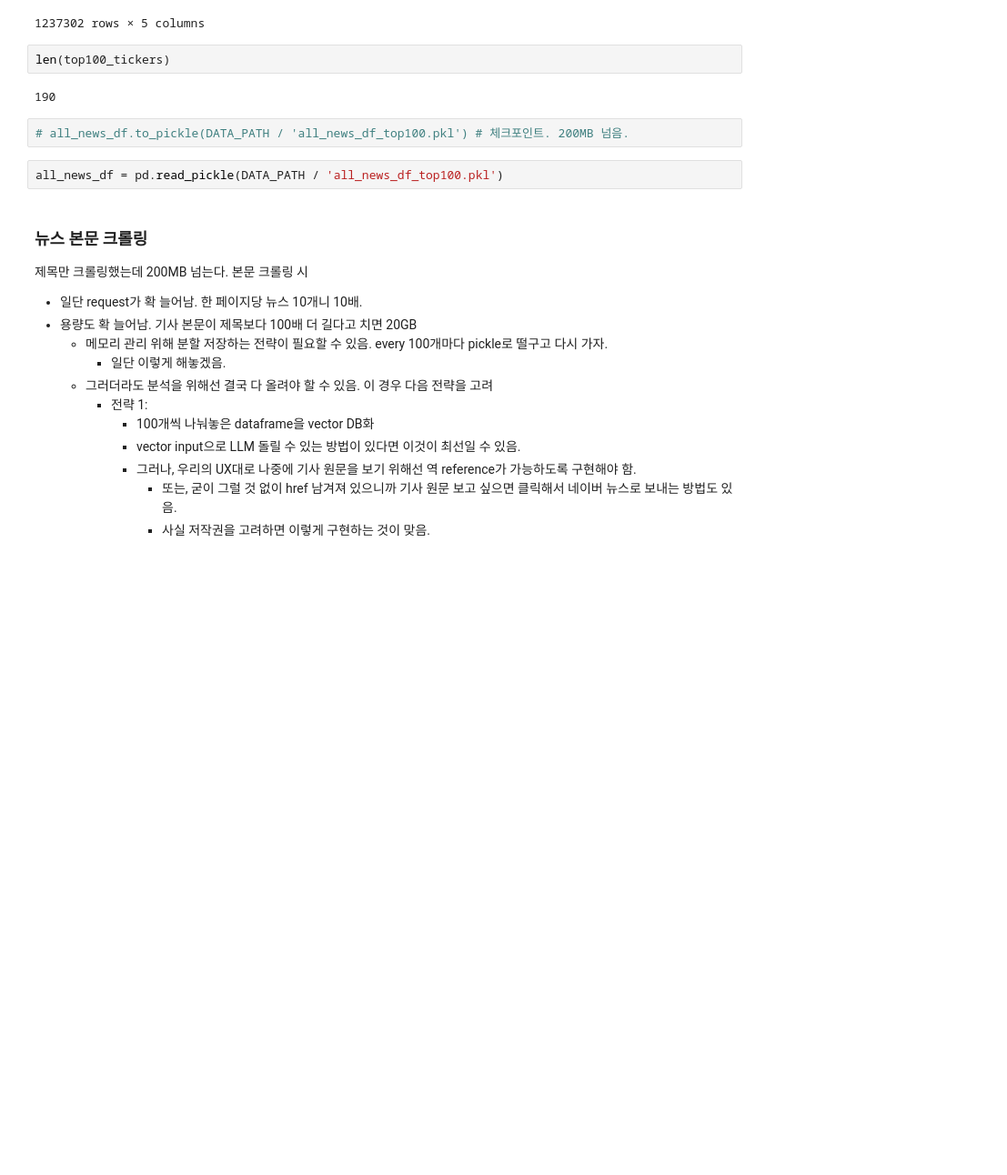
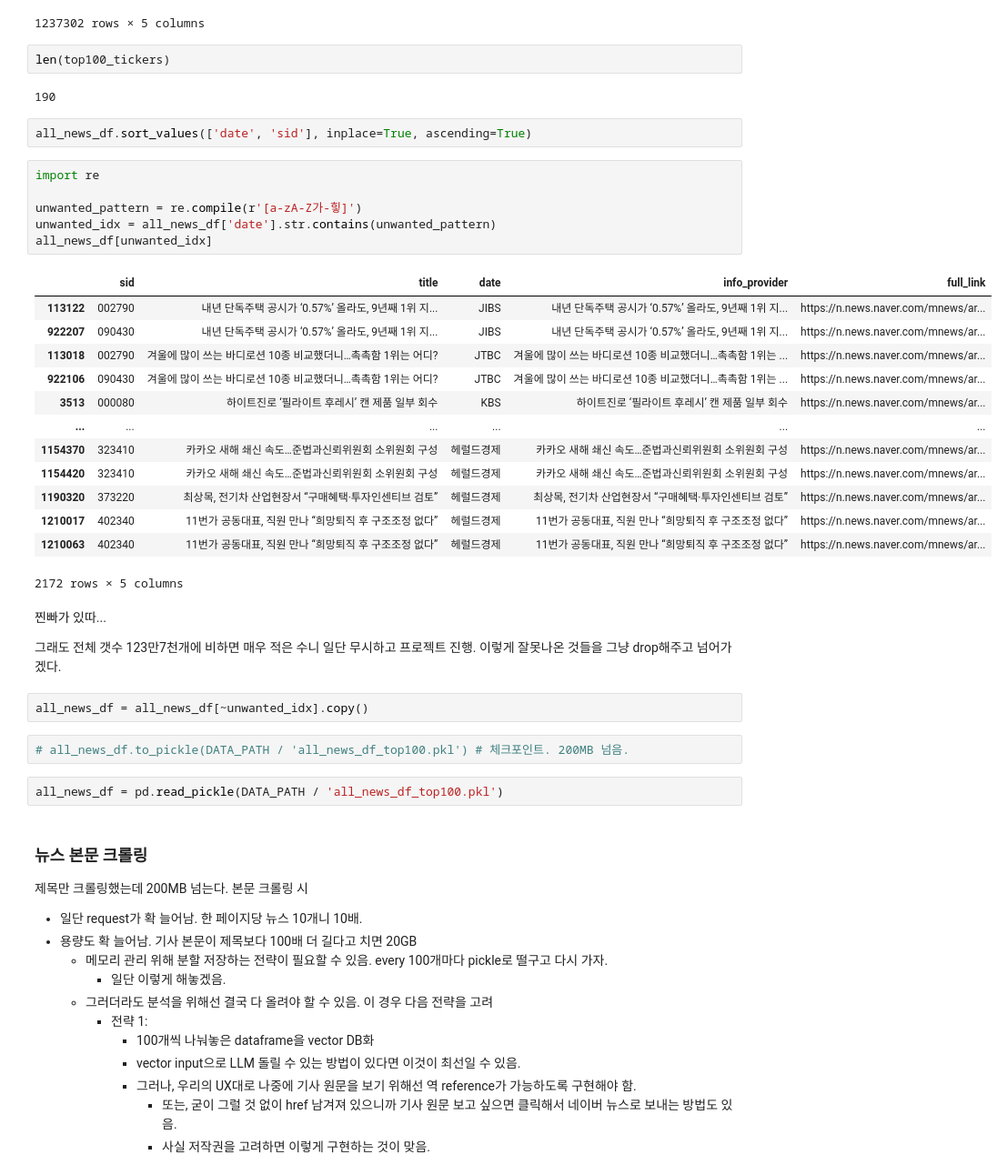
Before and after one commit to jaepil-choi/miraeLLMai2024, a Jupyter notebook: jaepil/navernewstop100.ipynb, the cells around one changed output. Shown at 91% size. Cells and saved outputs as stored; diff of their text form; blank space fills up the shorter version.

Commit message:
[FIX] : 잘못된 데이터 수정 - 그냥 drop row 함
언론사가 date 컬럼에 들어가는 경우가 있었음.
연관뉴스 묶어놓은 것이 가끔 잘못 프로세싱 되는 것으로 예상.

일단 2천개 정도라 대세에 지장 없어 다 drop하고 넘어감.

```diff
--- a/jaepil/navernewstop100.ipynb
+++ b/jaepil/navernewstop100.ipynb
@@ -180,6 +180,34 @@ all_news_df
 len(top100_tickers)
 # %% [output]
 190
+# %%
+all_news_df.sort_values(['date', 'sid'], inplace=True, ascending=True)
+# %%
+import re
+
+unwanted_pattern = re.compile(r'[a-zA-Z가-힣]')
+unwanted_idx = all_news_df['date'].str.contains(unwanted_pattern)
+all_news_df[unwanted_idx]
+# %% [output]
+|  | sid | title | date | info_provider | full_link |
+| 113122 | 002790 | 내년 단독주택 공시가 ‘0.57%’ 올라도, 9년째 1위 지... | JIBS | 내년 단독주택 공시가 ‘0.57%’ 올라도, 9년째 1위 지... | https://n.news.naver.com/mnews/ar... |
+| 922207 | 090430 | 내년 단독주택 공시가 ‘0.57%’ 올라도, 9년째 1위 지... | JIBS | 내년 단독주택 공시가 ‘0.57%’ 올라도, 9년째 1위 지... | https://n.news.naver.com/mnews/ar... |
+| 113018 | 002790 | 겨울에 많이 쓰는 바디로션 10종 비교했더니…촉촉함 1위는 어디? | JTBC | 겨울에 많이 쓰는 바디로션 10종 비교했더니…촉촉함 1위는 ... | https://n.news.naver.com/mnews/ar... |
+| 922106 | 090430 | 겨울에 많이 쓰는 바디로션 10종 비교했더니…촉촉함 1위는 어디? | JTBC | 겨울에 많이 쓰는 바디로션 10종 비교했더니…촉촉함 1위는 ... | https://n.news.naver.com/mnews/ar... |
+| 3513 | 000080 | 하이트진로 ‘필라이트 후레시’ 캔 제품 일부 회수 | KBS | 하이트진로 ‘필라이트 후레시’ 캔 제품 일부 회수 | https://n.news.naver.com/mnews/ar... |
+| ... | ... | ... | ... | ... | ... |
+| 1154370 | 323410 | 카카오 새해 쇄신 속도…준법과신뢰위원회 소위원회 구성 | 헤럴드경제 | 카카오 새해 쇄신 속도…준법과신뢰위원회 소위원회 구성 | https://n.news.naver.com/mnews/ar... |
+| 1154420 | 323410 | 카카오 새해 쇄신 속도…준법과신뢰위원회 소위원회 구성 | 헤럴드경제 | 카카오 새해 쇄신 속도…준법과신뢰위원회 소위원회 구성 | https://n.news.naver.com/mnews/ar... |
+| 1190320 | 373220 | 최상목, 전기차 산업현장서 “구매혜택·투자인센티브 검토” | 헤럴드경제 | 최상목, 전기차 산업현장서 “구매혜택·투자인센티브 검토” | https://n.news.naver.com/mnews/ar... |
+| 1210017 | 402340 | 11번가 공동대표, 직원 만나 “희망퇴직 후 구조조정 없다” | 헤럴드경제 | 11번가 공동대표, 직원 만나 “희망퇴직 후 구조조정 없다” | https://n.news.naver.com/mnews/ar... |
+| 1210063 | 402340 | 11번가 공동대표, 직원 만나 “희망퇴직 후 구조조정 없다” | 헤럴드경제 | 11번가 공동대표, 직원 만나 “희망퇴직 후 구조조정 없다” | https://n.news.naver.com/mnews/ar... |
+2172 rows × 5 columns
+# %% [markdown]
+찐빠가 있따...
+
+그래도 전체 갯수 123만7천개에 비하면 매우 적은 수니 일단 무시하고 프로젝트 진행. 이렇게 잘못나온 것들을 그냥 drop해주고 넘어가겠다.
+# %%
+all_news_df = all_news_df[~unwanted_idx].copy()
 # %%
 # all_news_df.to_pickle(DATA_PATH / 'all_news_df_top100.pkl') # 체크포인트. 200MB 넘음.
 # %%
```
Also changed, not shown: parts of 1 cell of this notebook.
